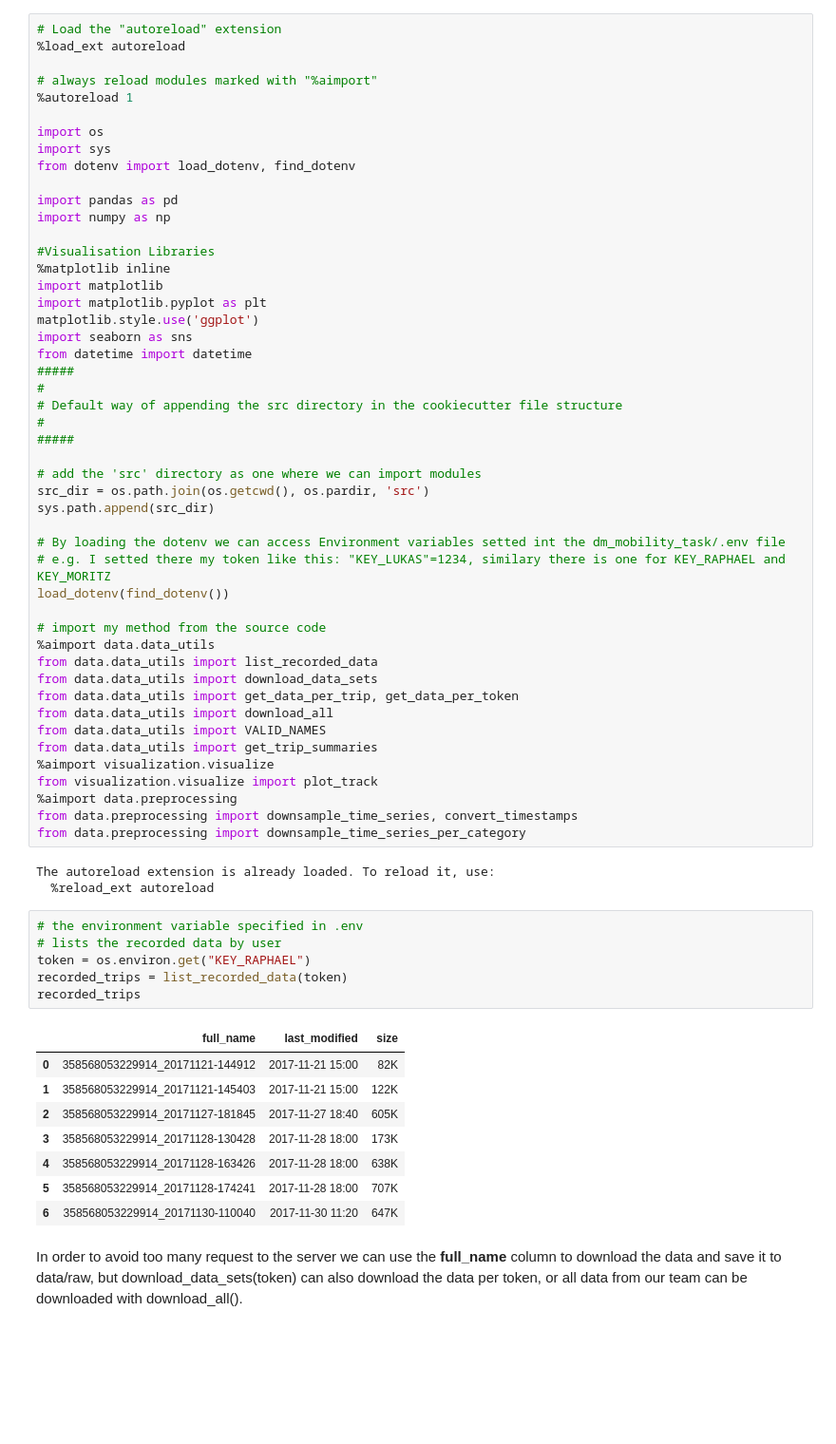
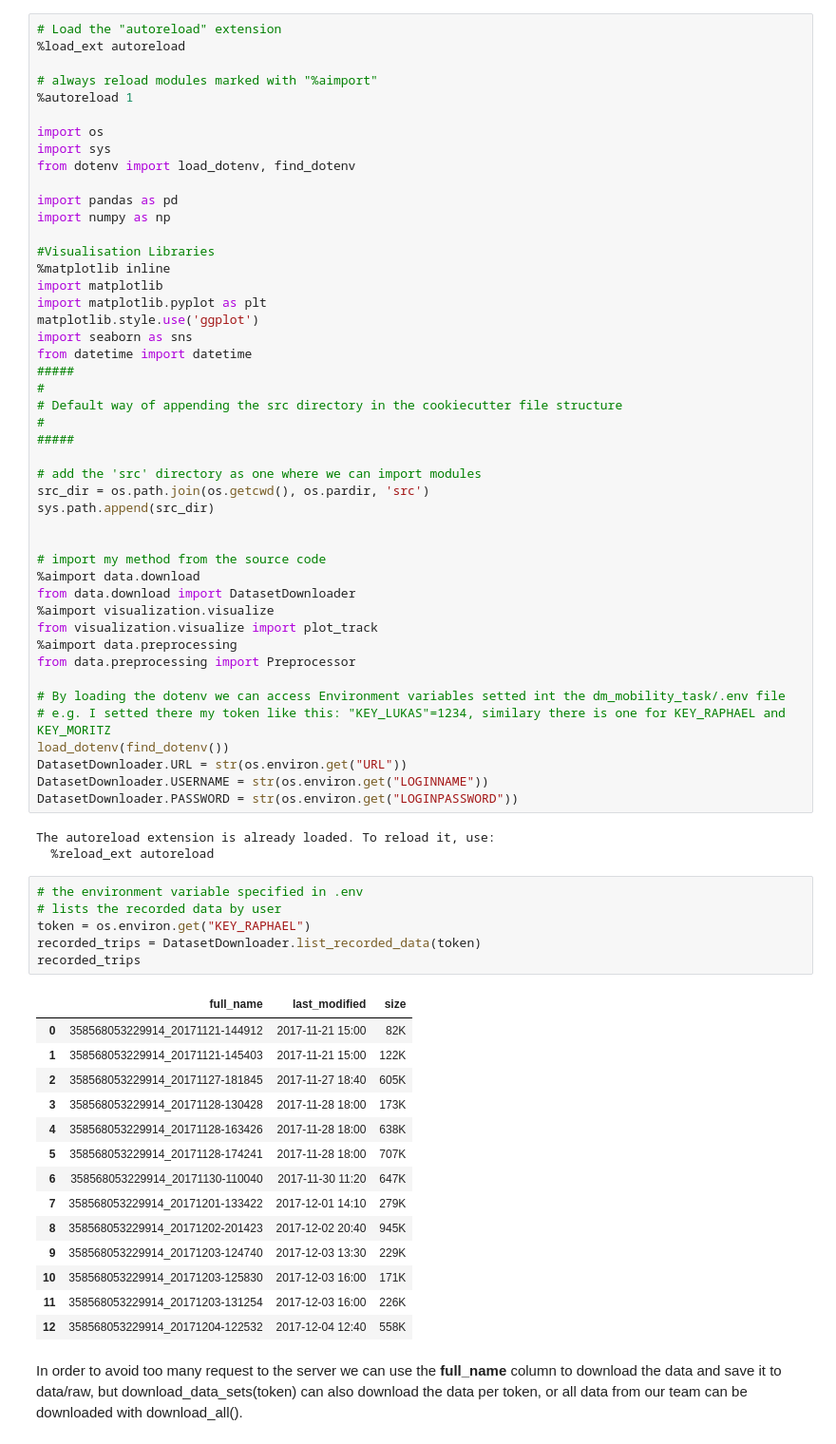
Before and after one commit to univie-datamining-team3/assignment2, a Jupyter notebook: notebooks/1.0-lm-basic-data-exploration.ipynb, the cells around one changed output. Shown at 95% size. Saved outputs shown, nothing was run; the diff lists cells and outputs as text; blank space fills up the shorter version.

Commit message:
Updated basic-data-exploration.ipynb after restructuring for #7.

```diff
--- a/notebooks/1.0-lm-basic-data-exploration.ipynb
+++ b/notebooks/1.0-lm-basic-data-exploration.ipynb
@@ -35,41 +35,45 @@ from datetime import datetime
 src_dir = os.path.join(os.getcwd(), os.pardir, 'src')
 sys.path.append(src_dir)
 
+
+# import my method from the source code
+%aimport data.download
+from data.download import DatasetDownloader
+%aimport visualization.visualize
+from visualization.visualize import plot_track
+%aimport data.preprocessing
+from data.preprocessing import Preprocessor
+
 # By loading the dotenv we can access Environment variables setted int the dm_mobility_task/.env file
 # e.g. I setted there my token like this: "KEY_LUKAS"=1234, similary there is one for KEY_RAPHAEL and KEY_MORITZ
 load_dotenv(find_dotenv())
-
-# import my method from the source code
-%aimport data.data_utils
-from data.data_utils import list_recorded_data
-from data.data_utils import download_data_sets
-from data.data_utils import get_data_per_trip, get_data_per_token
-from data.data_utils import download_all
-from data.data_utils import VALID_NAMES
-from data.data_utils import get_trip_summaries
-%aimport visualization.visualize
-from visualization.visualize import plot_track
-%aimport data.preprocessing
-from data.preprocessing import downsample_time_series, convert_timestamps
-from data.preprocessing import downsample_time_series_per_category
+DatasetDownloader.URL = str(os.environ.get("URL"))
+DatasetDownloader.USERNAME = str(os.environ.get("LOGINNAME"))
+DatasetDownloader.PASSWORD = str(os.environ.get("LOGINPASSWORD"))
 # %% [output]
 The autoreload extension is already loaded. To reload it, use:
   %reload_ext autoreload
 # %%
 # the environment variable specified in .env
 # lists the recorded data by user
 token = os.environ.get("KEY_RAPHAEL")
-recorded_trips = list_recorded_data(token)
+recorded_trips = DatasetDownloader.list_recorded_data(token)
 recorded_trips
 # %% [output]
 |  | full_name | last_modified | size |
 | 0 | 358568053229914_20171121-144912 | 2017-11-21 15:00 | 82K |
 | 1 | 358568053229914_20171121-145403 | 2017-11-21 15:00 | 122K |
 | 2 | 358568053229914_20171127-181845 | 2017-11-27 18:40 | 605K |
 | 3 | 358568053229914_20171128-130428 | 2017-11-28 18:00 | 173K |
 | 4 | 358568053229914_20171128-163426 | 2017-11-28 18:00 | 638K |
 | 5 | 358568053229914_20171128-174241 | 2017-11-28 18:00 | 707K |
 | 6 | 358568053229914_20171130-110040 | 2017-11-30 11:20 | 647K |
+| 7 | 358568053229914_20171201-133422 | 2017-12-01 14:10 | 279K |
+| 8 | 358568053229914_20171202-201423 | 2017-12-02 20:40 | 945K |
+| 9 | 358568053229914_20171203-124740 | 2017-12-03 13:30 | 229K |
+| 10 | 358568053229914_20171203-125830 | 2017-12-03 16:00 | 171K |
+| 11 | 358568053229914_20171203-131254 | 2017-12-03 16:00 | 226K |
+| 12 | 358568053229914_20171204-122532 | 2017-12-04 12:40 | 558K |
 # %% [markdown]
 In order to avoid too many request to the server we can use the **full_name** column to download the data and save it to data/raw, but download_data_sets(token) can also download the data per token, or all data from our team can be downloaded with download_all().
 # %%
```
Also changed, not shown: parts of 15 cells of this notebook.
